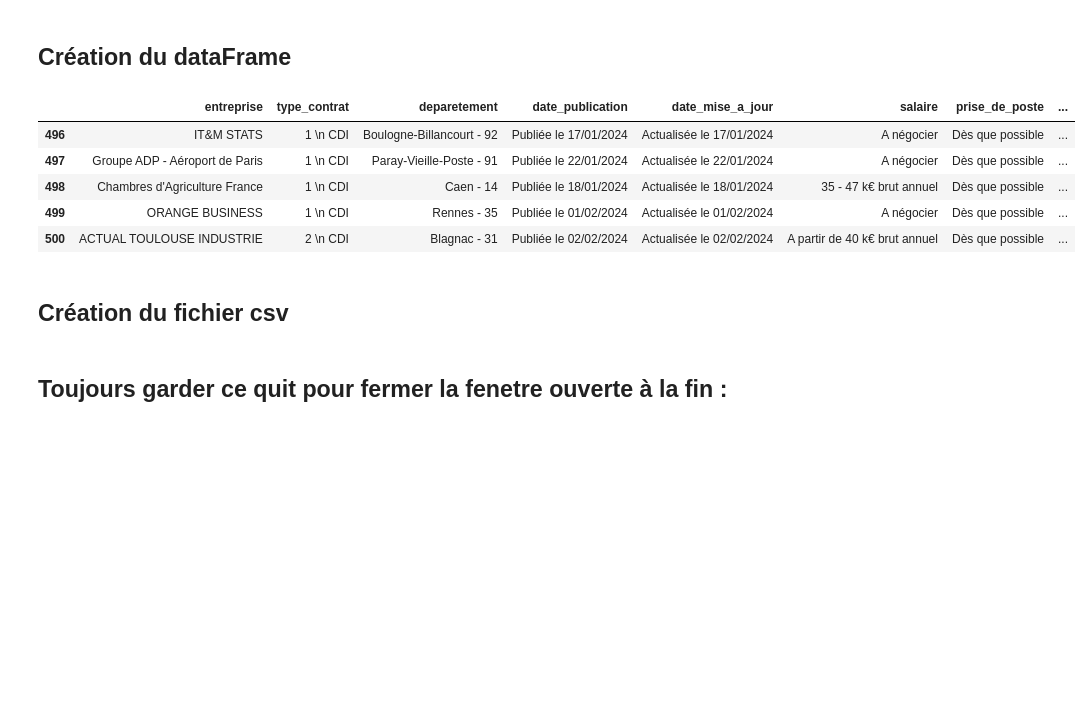
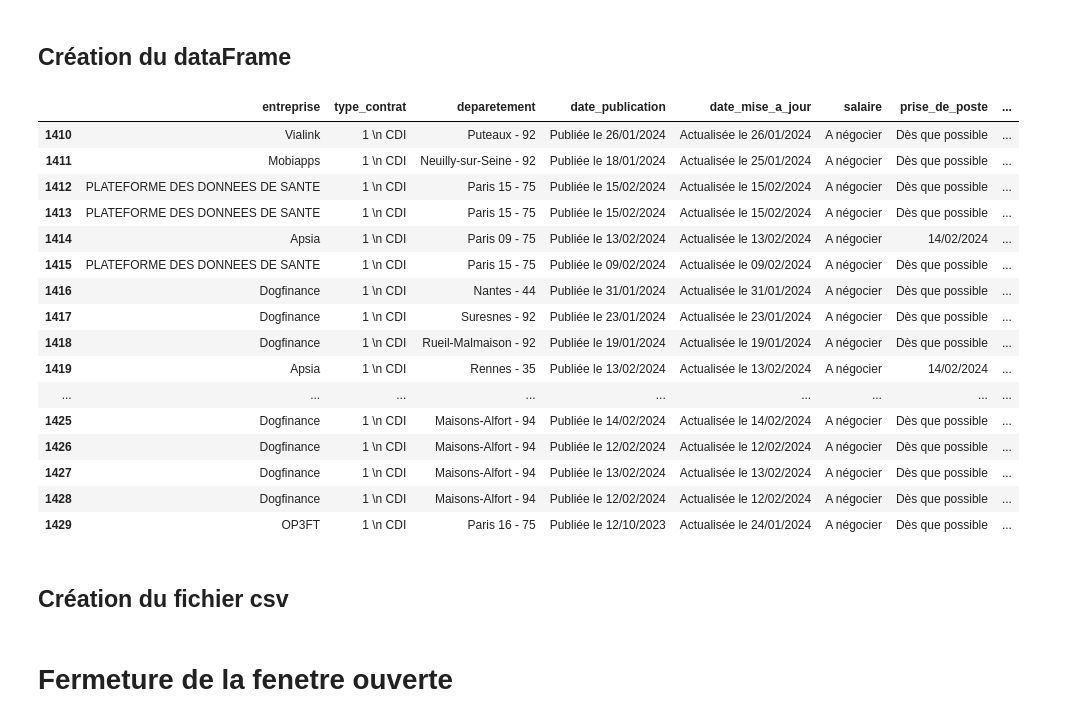
Before and after one commit to Racha1004/DALAS_projet, a Jupyter notebook: project_APEC_srapper_vf.ipynb, the cells around one changed output. Drawn from its saved outputs; the diff is of its cells as text; code cells hidden in the pictures; blank space fills up the shorter version.

```diff
--- a/project_APEC_srapper_vf.ipynb
+++ b/project_APEC_srapper_vf.ipynb
@@ -315,14 +338,25 @@ La taille de la liste de la clé 'descriptif_entreprise' est : 501
 # %%
 import pandas as pd
 df = pd.DataFrame(dictionnaire_annonces)
-df.tail()
+df.tail(20)
 # %% [output]
 |  | entreprise | type_contrat | deparetement | date_publication | date_mise_a_jour | salaire | prise_de_poste | ... |
-| 496 | IT&M STATS | 1 \n CDI | Boulogne-Billancourt - 92 | Publiée le 17/01/2024 | Actualisée le 17/01/2024 | A négocier | Dès que possible | ... |
-| 497 | Groupe ADP - Aéroport de Paris | 1 \n CDI | Paray-Vieille-Poste - 91 | Publiée le 22/01/2024 | Actualisée le 22/01/2024 | A négocier | Dès que possible | ... |
-| 498 | Chambres d'Agriculture France | 1 \n CDI | Caen - 14 | Publiée le 18/01/2024 | Actualisée le 18/01/2024 | 35 - 47 k€ brut annuel | Dès que possible | ... |
-| 499 | ORANGE BUSINESS | 1 \n CDI | Rennes - 35 | Publiée le 01/02/2024 | Actualisée le 01/02/2024 | A négocier | Dès que possible | ... |
-| 500 | ACTUAL TOULOUSE INDUSTRIE | 2 \n CDI | Blagnac - 31 | Publiée le 02/02/2024 | Actualisée le 02/02/2024 | A partir de 40 k€ brut annuel | Dès que possible | ... |
+| 1410 | Vialink | 1 \n CDI | Puteaux - 92 | Publiée le 26/01/2024 | Actualisée le 26/01/2024 | A négocier | Dès que possible | ... |
+| 1411 | Mobiapps | 1 \n CDI | Neuilly-sur-Seine - 92 | Publiée le 18/01/2024 | Actualisée le 25/01/2024 | A négocier | Dès que possible | ... |
+| 1412 | PLATEFORME DES DONNEES DE SANTE | 1 \n CDI | Paris 15 - 75 | Publiée le 15/02/2024 | Actualisée le 15/02/2024 | A négocier | Dès que possible | ... |
+| 1413 | PLATEFORME DES DONNEES DE SANTE | 1 \n CDI | Paris 15 - 75 | Publiée le 15/02/2024 | Actualisée le 15/02/2024 | A négocier | Dès que possible | ... |
+| 1414 | Apsia | 1 \n CDI | Paris 09 - 75 | Publiée le 13/02/2024 | Actualisée le 13/02/2024 | A négocier | 14/02/2024 | ... |
+| 1415 | PLATEFORME DES DONNEES DE SANTE | 1 \n CDI | Paris 15 - 75 | Publiée le 09/02/2024 | Actualisée le 09/02/2024 | A négocier | Dès que possible | ... |
+| 1416 | Dogfinance | 1 \n CDI | Nantes - 44 | Publiée le 31/01/2024 | Actualisée le 31/01/2024 | A négocier | Dès que possible | ... |
+| 1417 | Dogfinance | 1 \n CDI | Suresnes - 92 | Publiée le 23/01/2024 | Actualisée le 23/01/2024 | A négocier | Dès que possible | ... |
+| 1418 | Dogfinance | 1 \n CDI | Rueil-Malmaison - 92 | Publiée le 19/01/2024 | Actualisée le 19/01/2024 | A négocier | Dès que possible | ... |
+| 1419 | Apsia | 1 \n CDI | Rennes - 35 | Publiée le 13/02/2024 | Actualisée le 13/02/2024 | A négocier | 14/02/2024 | ... |
+| ... | ... | ... | ... | ... | ... | ... | ... | ... |
+| 1425 | Dogfinance | 1 \n CDI | Maisons-Alfort - 94 | Publiée le 14/02/2024 | Actualisée le 14/02/2024 | A négocier | Dès que possible | ... |
+| 1426 | Dogfinance | 1 \n CDI | Maisons-Alfort - 94 | Publiée le 12/02/2024 | Actualisée le 12/02/2024 | A négocier | Dès que possible | ... |
+| 1427 | Dogfinance | 1 \n CDI | Maisons-Alfort - 94 | Publiée le 13/02/2024 | Actualisée le 13/02/2024 | A négocier | Dès que possible | ... |
+| 1428 | Dogfinance | 1 \n CDI | Maisons-Alfort - 94 | Publiée le 12/02/2024 | Actualisée le 12/02/2024 | A négocier | Dès que possible | ... |
+| 1429 | OP3FT | 1 \n CDI | Paris 16 - 75 | Publiée le 12/10/2023 | Actualisée le 24/01/2024 | A négocier | Dès que possible | ... |
 # %% [markdown]
 ## Création du fichier csv
 # %%
@@ -330,2 +363,0 @@ df.to_csv(f'./data/Apec_data_{NB_JOBS}.csv', index=False)  # Assurez-vous de rem
-# %% [markdown]
-## Toujours garder ce quit pour fermer la fenetre ouverte à la fin :
@@ -333,0 +364,2 @@ df.to_csv(f'./data/Apec_data_{NB_JOBS}.csv', index=False)  # Assurez-vous de rem
+# %% [markdown]
+# Fermeture de la fenetre ouverte
```
Also changed, not shown: parts of 20 cells of this notebook, 7 other files.
